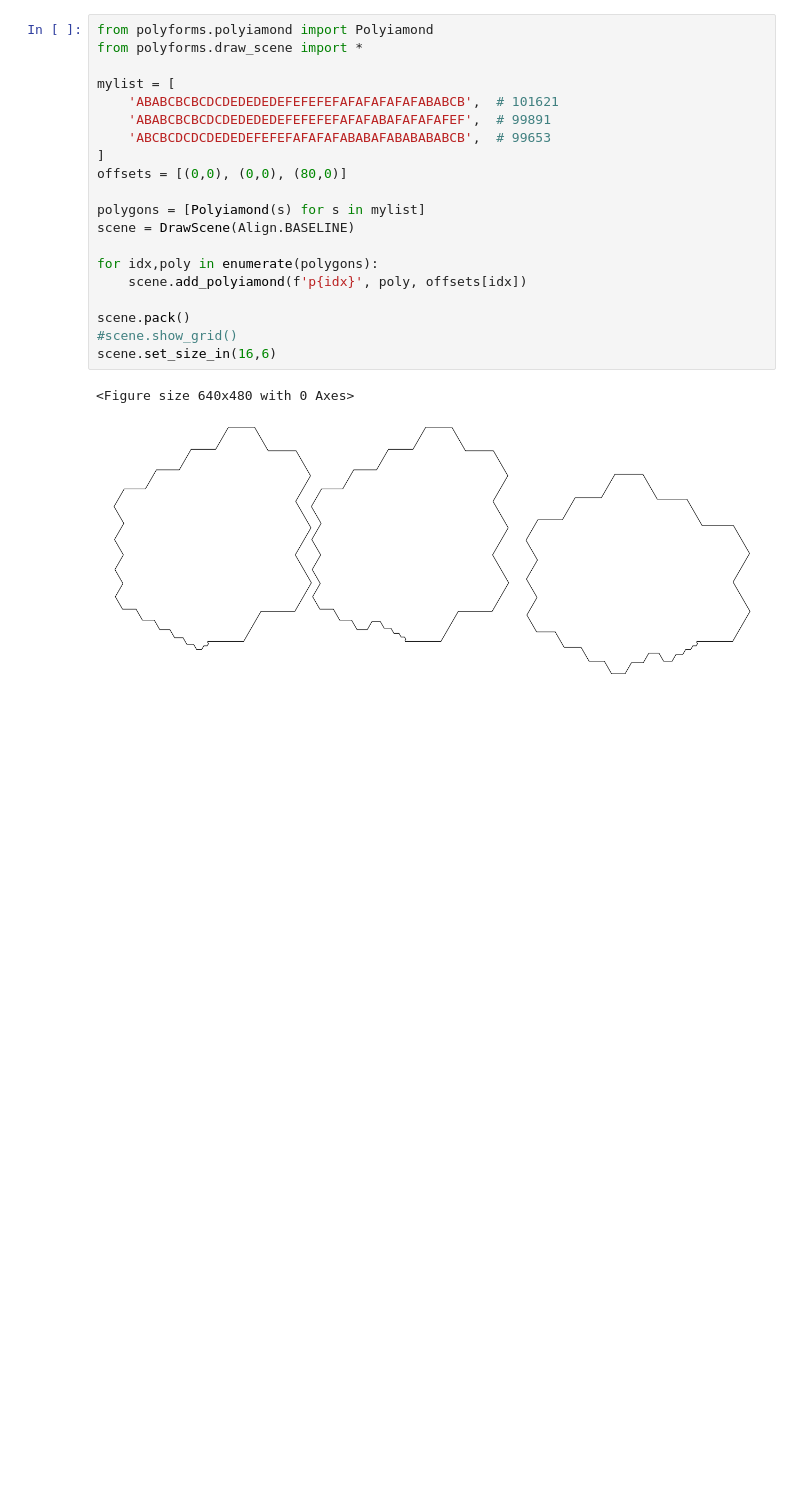
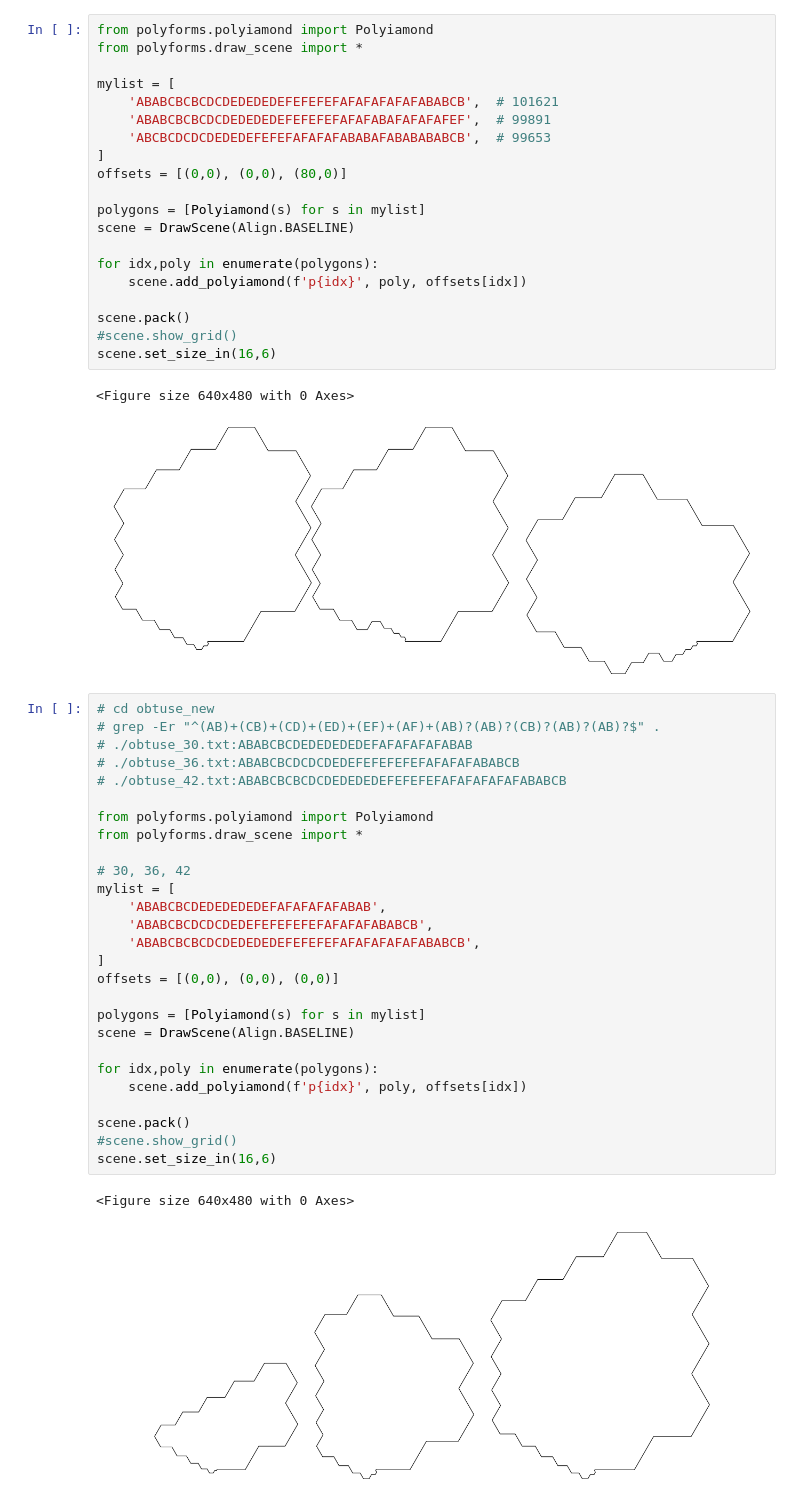
Before and after one commit to kapsitis/polimondi, a Jupyter notebook: polyforms/docs/poly_perfect_obtuse.ipynb, the cells around one changed output. Saved outputs shown, nothing was run; the diff lists cells and outputs as text; blank space fills up the shorter version.

```diff
--- a/polyforms/docs/poly_perfect_obtuse.ipynb
+++ b/polyforms/docs/poly_perfect_obtuse.ipynb
@@ -197,3 +182,33 @@ scene.set_size_in(16,6)
 # %% [output]
 <Figure size 640x480 with 0 Axes>
 [figure]
+# %%
+# cd obtuse_new
+# grep -Er "^(AB)+(CB)+(CD)+(ED)+(EF)+(AF)+(AB)?(AB)?(CB)?(AB)?(AB)?$" .
+# ./obtuse_30.txt:ABABCBCDEDEDEDEDEFAFAFAFAFABAB
+# ./obtuse_36.txt:ABABCBCDCDCDEDEFEFEFEFEFAFAFAFABABCB
+# ./obtuse_42.txt:ABABCBCBCDCDEDEDEDEFEFEFEFAFAFAFAFAFABABCB
+
+from polyforms.polyiamond import Polyiamond
+from polyforms.draw_scene import *
+
+# 30, 36, 42
+mylist = [
+    'ABABCBCDEDEDEDEDEFAFAFAFAFABAB',
+    'ABABCBCDCDCDEDEFEFEFEFEFAFAFAFABABCB',
+    'ABABCBCBCDCDEDEDEDEFEFEFEFAFAFAFAFAFABABCB',
+]
+offsets = [(0,0), (0,0), (0,0)]
+
+polygons = [Polyiamond(s) for s in mylist]
+scene = DrawScene(Align.BASELINE)
+
+for idx,poly in enumerate(polygons):
+    scene.add_polyiamond(f'p{idx}', poly, offsets[idx])
+
+scene.pack()
+#scene.show_grid()
+scene.set_size_in(16,6)
+# %% [output]
+<Figure size 640x480 with 0 Axes>
+[figure, added]
```
Also changed, not shown: parts of 5 cells of this notebook, 3 other files.
